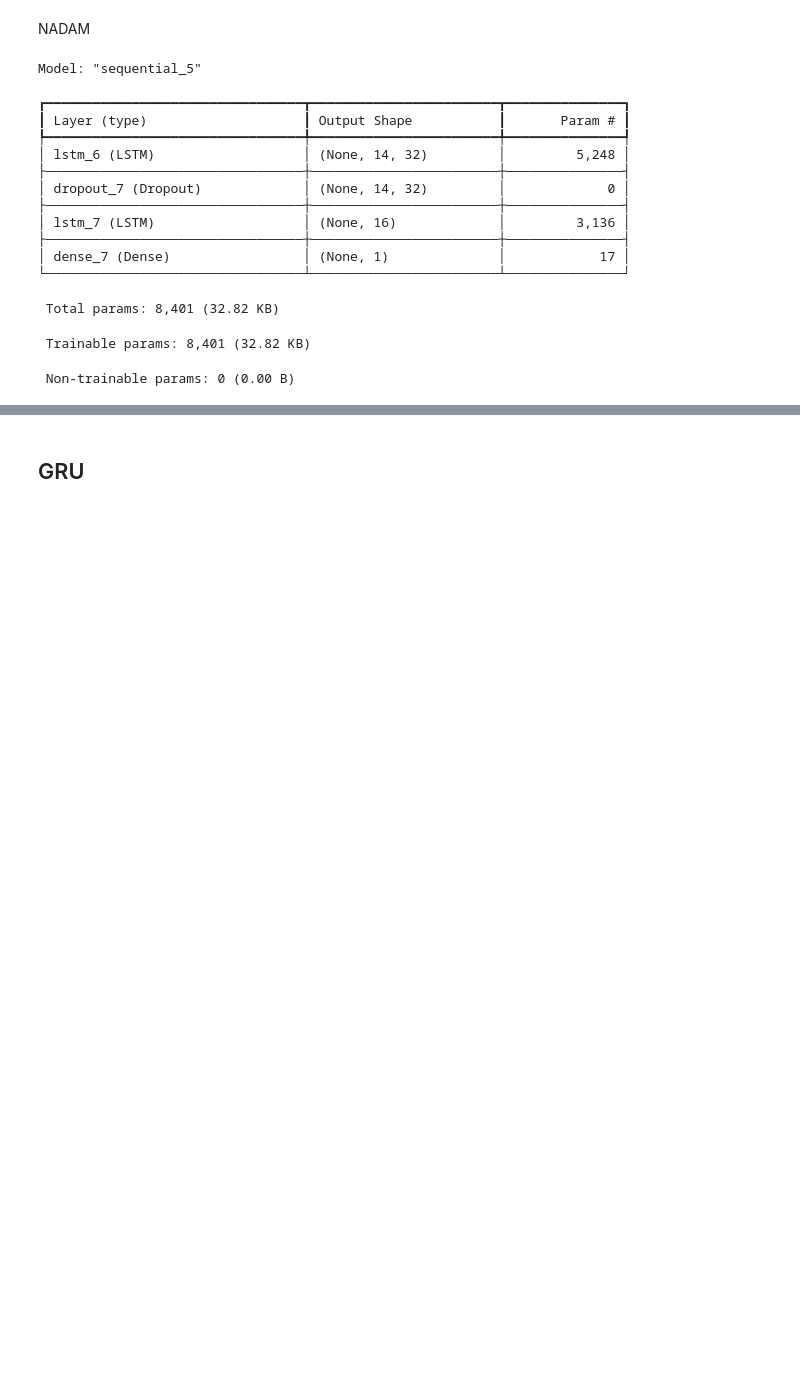
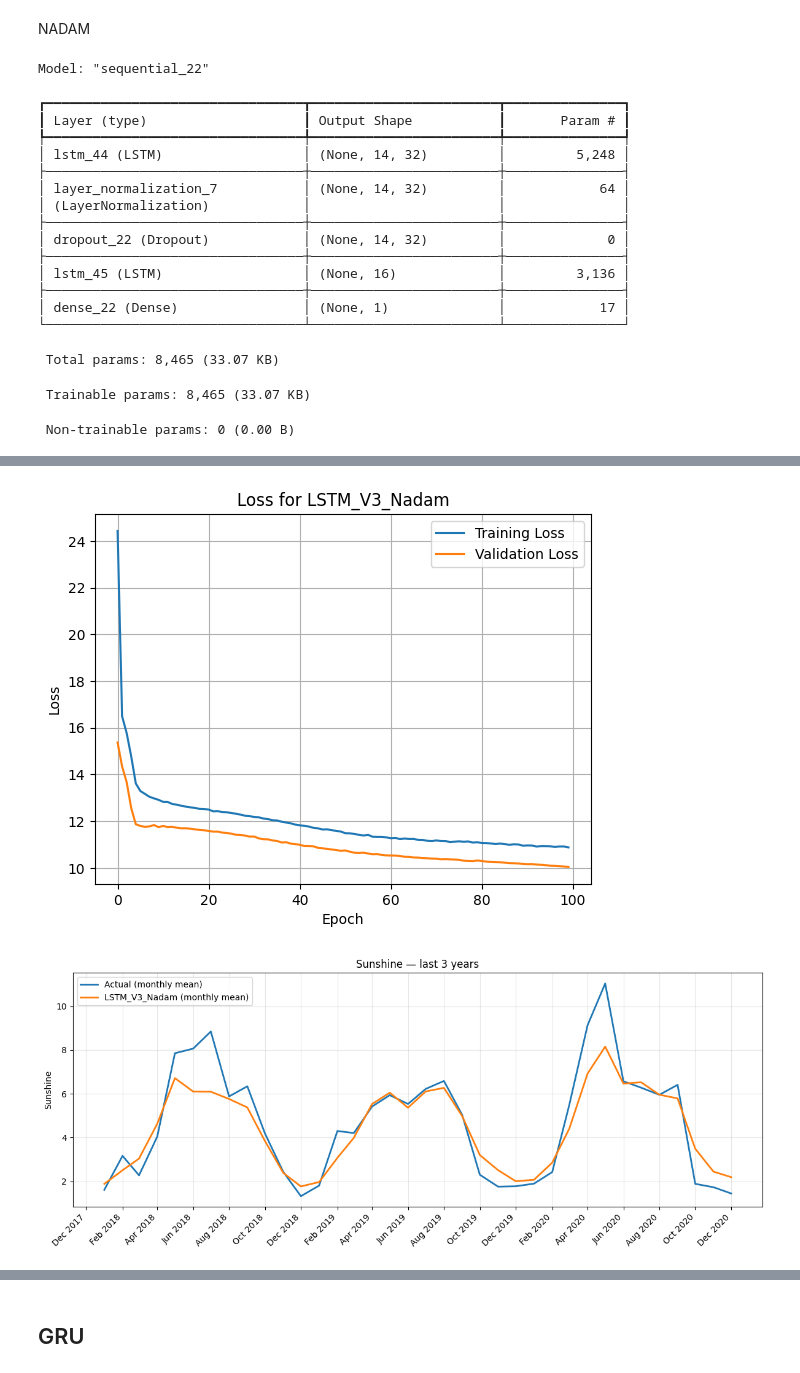
Before and after one commit to markoandjel/MachineLearning, a Jupyter notebook: Projekat III/Marko/projekat3.3Marko.ipynb, the cells around one changed output, grey strips where cells are left out. Drawn from its saved outputs; the diff is of its cells as text; code cells hidden in the pictures; blank space fills up the shorter version.

```diff
--- a/Projekat III/Marko/projekat3.3Marko.ipynb
+++ b/Projekat III/Marko/projekat3.3Marko.ipynb
@@ -745,83 +678,62 @@ Epoch 100/100
 # %% [markdown]
 NADAM
 # %%
-
-from tensorflow import keras
-import tensorflow as tf
-
 LOOKBACK = 14
 X, y = make_windows(features, target, LOOKBACK)
 X_train, y_train, X_val, y_val, X_test, y_test = make_split(X, y, LOOKBACK)
 
 BATCH = 256
 
-# --- Build datasets ---
-train_ds = (
-    tf.data.Dataset.from_tensor_slices((X_train, y_train))
-    .shuffle(128)
-    .batch(BATCH)
-    .prefetch(2)
-)
-val_ds = (
-    tf.data.Dataset.from_tensor_slices((X_val, y_val))
-    .batch(BATCH)
-    .prefetch(2)
-)
-test_ds = (
-    tf.data.Dataset.from_tensor_slices((X_test, y_test))
-    .batch(BATCH)
-    .prefetch(2)
-)
+train_ds = tf.data.Dataset.from_tensor_slices((X_train, y_train)).shuffle(128).batch(BATCH).prefetch(2)
+val_ds   = tf.data.Dataset.from_tensor_slices((X_val, y_val)).batch(BATCH).prefetch(2)
+test_ds  = tf.data.Dataset.from_tensor_slices((X_test, y_test)).batch(BATCH).prefetch(2)
 
 F = X.shape[-1]
 
-# --- LSTM model ---
-model_lstm_nadam = keras.Sequential(
-    [
-        keras.layers.Input(shape=(LOOKBACK, F)),
-        keras.layers.LSTM(32, return_sequences=True),
-        keras.layers.Dropout(0.2),
-        keras.layers.LSTM(16, return_sequences=False),
-        keras.layers.Dense(1),
-    ]
-)
+model_lstm_v3_nadam = keras.Sequential([
+    keras.layers.Input(shape=(LOOKBACK, F)),
+    keras.layers.LSTM(32, return_sequences=True),
+    keras.layers.LayerNormalization(),
+    keras.layers.Dropout(0.2),
+    keras.layers.LSTM(16, return_sequences=False),
+    keras.layers.Dense(1),
+])
 
-# --- OPTIMIZATOR: Nadam ---
-model_lstm_nadam.compile(
-    optimizer=keras.optimizers.Nadam(learning_rate=1e-4),
+model_lstm_v3_nadam.compile(
+    optimizer=keras.optimizers.Nadam(learning_rate=1e-3),
     loss=tf.losses.MeanSquaredError(),
     metrics=[tf.metrics.RootMeanSquaredError()],
 )
 
-model_lstm_nadam.summary()
+model_lstm_v3_nadam.summary()
 
-# --- Train model ---
-history_nadam = model_lstm_nadam.fit(
+history_lstm_v3_nadam = model_lstm_v3_nadam.fit(
     train_ds,
     validation_data=val_ds,
     epochs=100,
     callbacks=[
         keras.callbacks.EarlyStopping(patience=10, restore_best_weights=True),
-        keras.callbacks.ReduceLROnPlateau(
-            monitor="val_loss", factor=0.5, patience=4, min_lr=1e-5
-        ),
+        keras.callbacks.ReduceLROnPlateau(monitor="val_loss", factor=0.5, patience=4, min_lr=1e-5)
     ],
     verbose=2,
 )
 # %% [output]
-Model: "sequential_5"
+Model: "sequential_22"
 ┏━━━━━━━━━━━━━━━━━━━━━━━━━━━━━━━━━┳━━━━━━━━━━━━━━━━━━━━━━━━┳━━━━━━━━━━━━━━━┓
 ┃ Layer (type)                    ┃ Output Shape           ┃       Param # ┃
 ┡━━━━━━━━━━━━━━━━━━━━━━━━━━━━━━━━━╇━━━━━━━━━━━━━━━━━━━━━━━━╇━━━━━━━━━━━━━━━┩
-│ lstm_6 (LSTM)                   │ (None, 14, 32)         │         5,248 │
+│ lstm_44 (LSTM)                  │ (None, 14, 32)         │         5,248 │
 ├─────────────────────────────────┼────────────────────────┼───────────────┤
-│ dropout_7 (Dropout)             │ (None, 14, 32)         │             0 │
+│ layer_normalization_7           │ (None, 14, 32)         │            64 │
+│ (LayerNormalization)            │                        │               │
 ├─────────────────────────────────┼────────────────────────┼───────────────┤
-│ lstm_7 (LSTM)                   │ (None, 16)             │         3,136 │
+│ dropout_22 (Dropout)            │ (None, 14, 32)         │             0 │
 ├─────────────────────────────────┼────────────────────────┼───────────────┤
-│ dense_7 (Dense)                 │ (None, 1)              │            17 │
+│ lstm_45 (LSTM)                  │ (None, 16)             │         3,136 │
+├─────────────────────────────────┼────────────────────────┼───────────────┤
+│ dense_22 (Dense)                │ (None, 1)              │            17 │
 └─────────────────────────────────┴────────────────────────┴───────────────┘
- Total params: 8,401 (32.82 KB)
+ Total params: 8,465 (33.07 KB)
- Trainable params: 8,401 (32.82 KB)
+ Trainable params: 8,465 (33.07 KB)
  Non-trainable params: 0 (0.00 B)
 Epoch 1/100
@@ -843,0 +756,2 @@ Epoch 100/100
+[figure, added]
+[figure, added]
```
Also changed, not shown: parts of 50 cells of this notebook.
